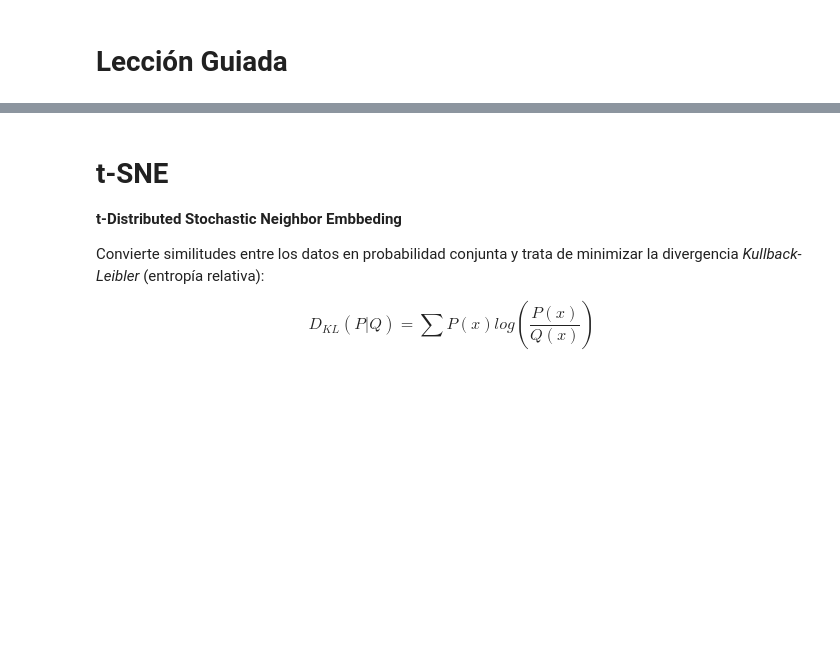
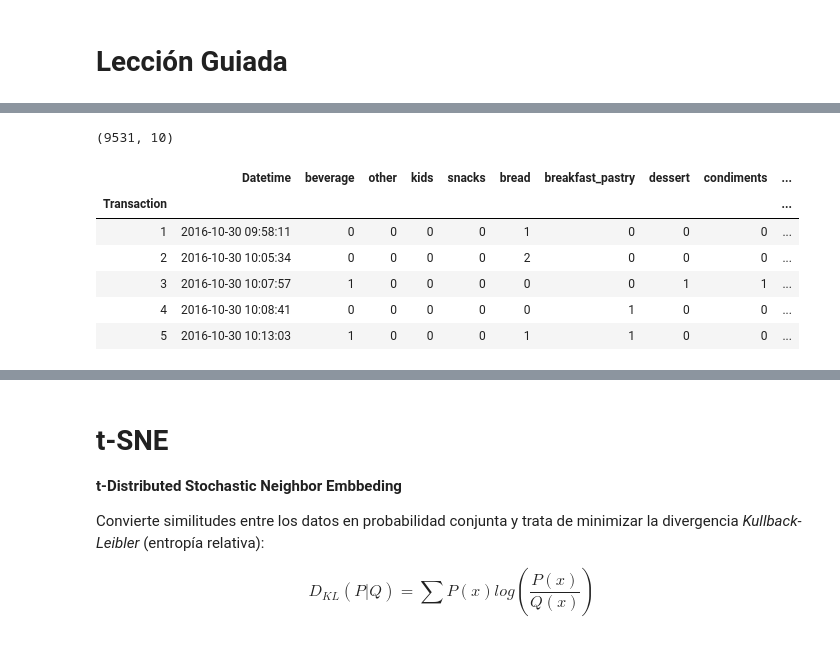
Before and after one commit to YonatanRA/clases_datamex0320, a Jupyter notebook: w7_d2 - More USL.ipynb, the cells around one changed output, grey strips where cells are left out. Drawn from its saved outputs; the diff is of its cells as text; code cells hidden in the pictures; blank space fills up the shorter version.

```diff
--- a/w7_d2 - More USL.ipynb
+++ b/w7_d2 - More USL.ipynb
@@ -177,0 +349,15 @@ breadbasket.head()
+# %%
+bread_group.shape
+# %% [output]
+(9531, 10)
+# %%
+bread_group.reset_index(level='Datetime', inplace=True)
+bread_group.head()
+# %% [output]
+|  | Datetime | beverage | other | kids | snacks | bread | breakfast_pastry | dessert | condiments | ... |
+| Transaction |  |  |  |  |  |  |  |  |  | ... |
+| 1 | 2016-10-30 09:58:11 | 0 | 0 | 0 | 0 | 1 | 0 | 0 | 0 | ... |
+| 2 | 2016-10-30 10:05:34 | 0 | 0 | 0 | 0 | 2 | 0 | 0 | 0 | ... |
+| 3 | 2016-10-30 10:07:57 | 1 | 0 | 0 | 0 | 0 | 0 | 1 | 1 | ... |
+| 4 | 2016-10-30 10:08:41 | 0 | 0 | 0 | 0 | 0 | 1 | 0 | 0 | ... |
+| 5 | 2016-10-30 10:13:03 | 1 | 0 | 0 | 0 | 1 | 1 | 0 | 0 | ... |
```
Also changed, not shown: parts of 26 cells of this notebook.
